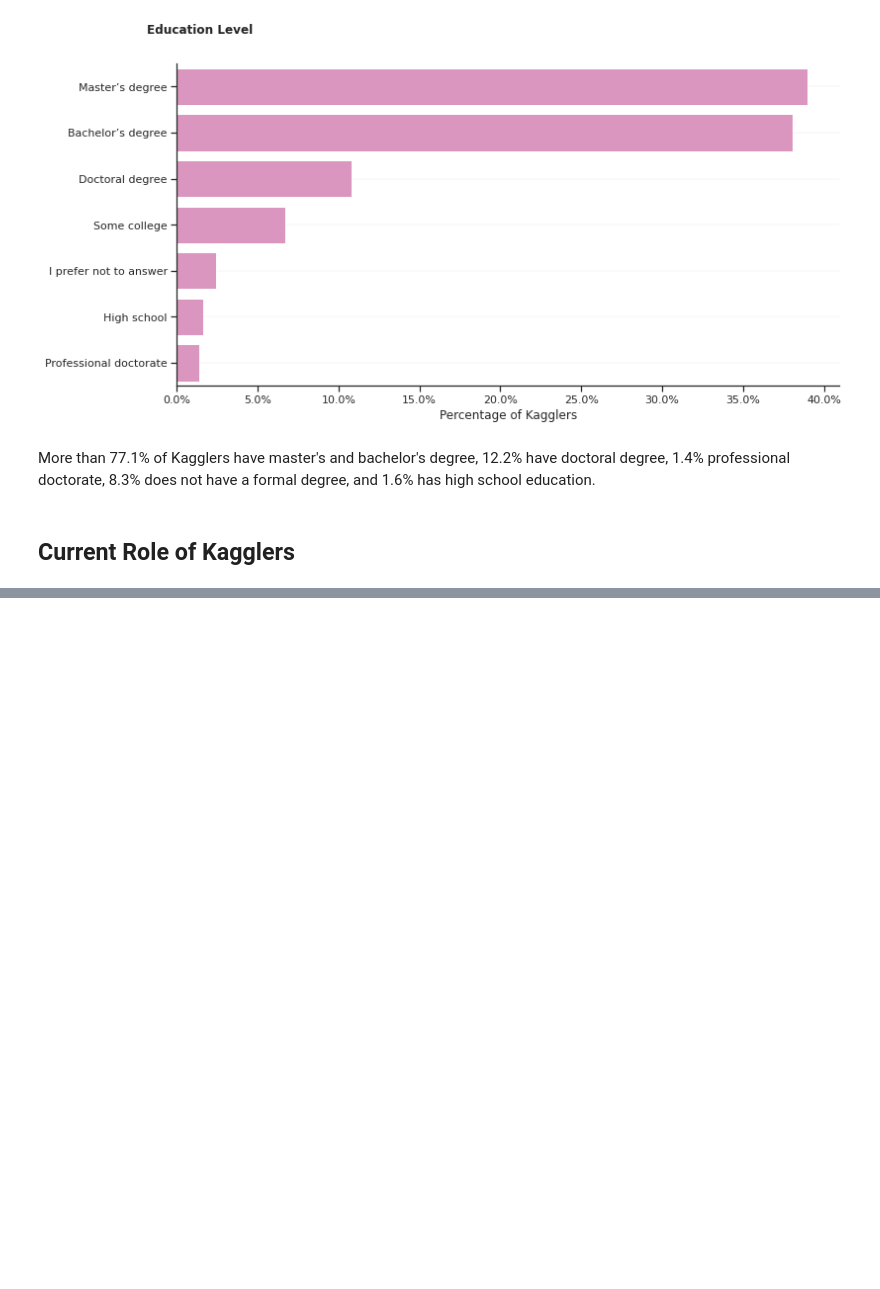
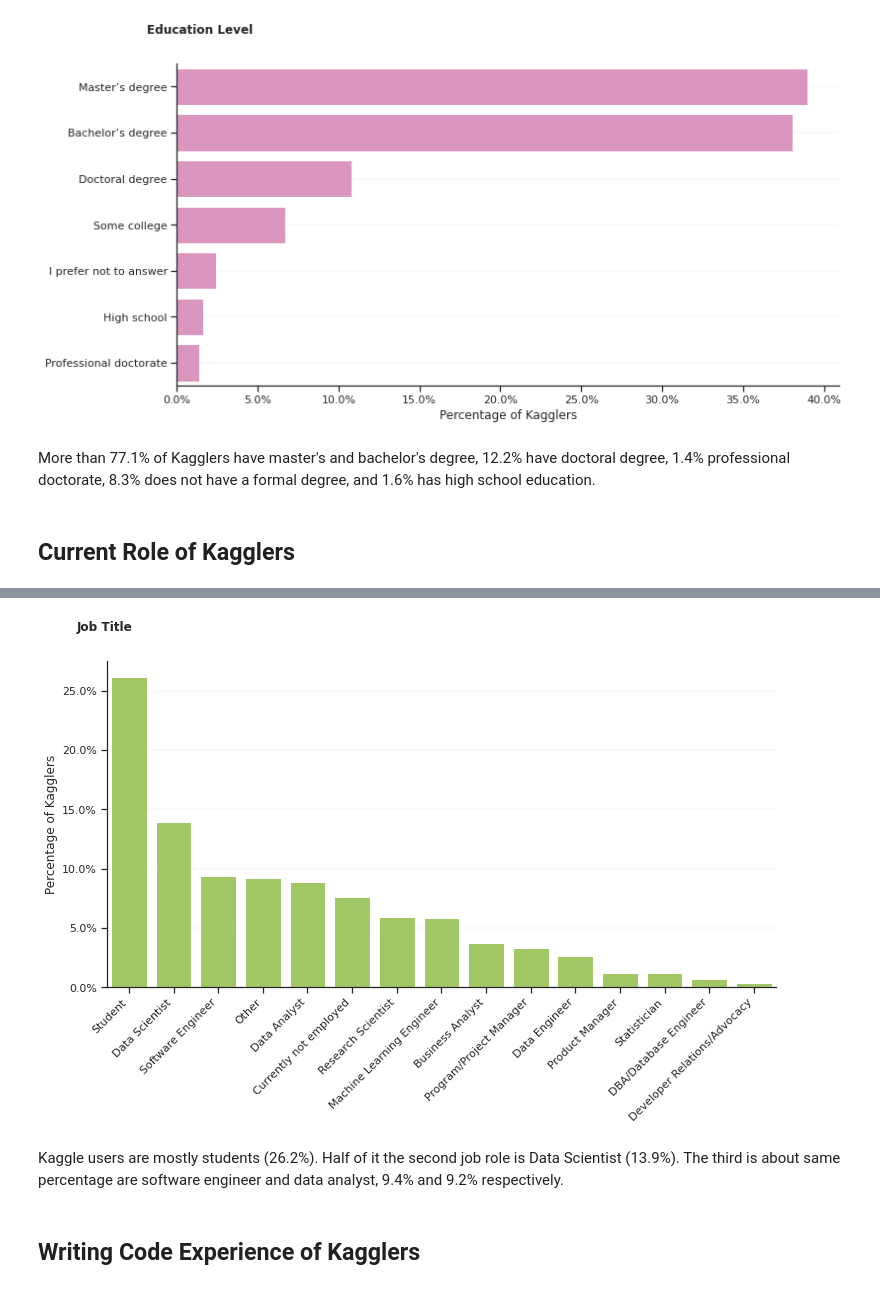
Before and after one commit to StephRoos/Data-Science, a Jupyter notebook: Kaggle_Survey/2021_Kaggle_Survey_Analysis.ipynb, the cells around one changed output, grey strips where cells are left out. Saved outputs shown, nothing was run; the diff lists cells and outputs as text; code cells hidden in the pictures; blank space fills up the shorter version.

```diff
--- a/Kaggle_Survey/2021_Kaggle_Survey_Analysis.ipynb
+++ b/Kaggle_Survey/2021_Kaggle_Survey_Analysis.ipynb
@@ -183,3 +184,11 @@ plt.show()
 More than 77.1% of Kagglers have master's and bachelor's degree, 12.2% have doctoral degree, 1.4% professional doctorate, 8.3% does not have a formal degree, and 1.6% has high school education.
 # %% [markdown]
 ## Current Role of Kagglers
+# %%
+# Create a table with roles of Kagglers
+
+df_roles = pd.DataFrame(df_a.groupby('Q5', dropna = False).size())
+df_roles.index.name = 'Roles'
+df_roles.columns = ['Kagglers']
+df_roles.sort_values(by='Kagglers', ascending=False, inplace=True)
+df_roles = np.round(df_roles/ df_roles.sum() *100, 1)
@@ -185,0 +215,29 @@ More than 77.1% of Kagglers have master's and bachelor's degree, 12.2% have doct
+# %%
+data = df_roles.copy()
+
+# Create a bar plot with country distribution
+fig, ax = plt.subplots(1,1, figsize=(12, 6))
+custom_params = {"axes.spines.right": False, "axes.spines.top": False}
+sns.set_theme(style="ticks", palette="Set2", rc=custom_params)
+ax.grid(axis='y', linestyle='-', alpha=1)
+
+sns.barplot(x=data.index, y=data['Kagglers'], color='C4')
+
+ax.set_xlabel('')
+ax.set_xticklabels(data.index)
+plt.setp(ax.xaxis.get_majorticklabels(), rotation=45, ha="right" )
+ax.set_ylabel('Percentage of Kagglers')
+ax.yaxis.set_major_formatter(mtick.PercentFormatter())
+
+
+ax.grid(which='major', axis='y', zorder=0, color='#CDD0CB', lw=0.3, alpha=0.6)
+
+fig.text(0.09, 0.95, 'Job Title', fontsize=12, fontweight='bold')
+
+plt.show()
+# %% [output]
+[figure, added]
+# %% [markdown]
+Kaggle users are mostly students (26.2%). Half of it the second job role is Data Scientist (13.9%). The third is about same percentage are software engineer and data analyst, 9.4% and 9.2% respectively.
+# %% [markdown]
+## Writing Code Experience of Kagglers
```
Also changed, not shown: parts of 7 cells of this notebook.
